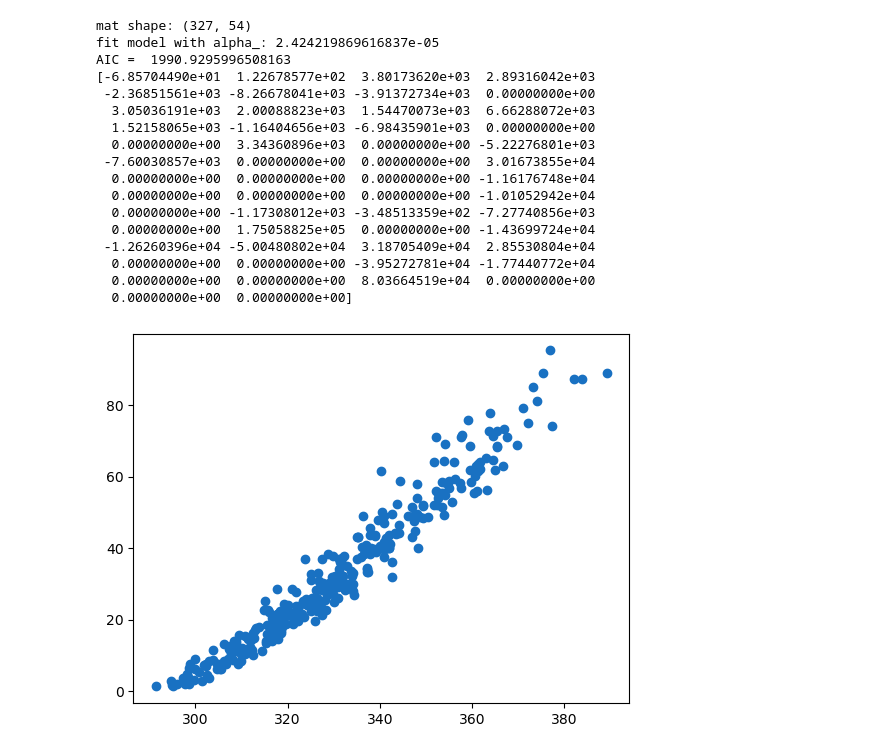
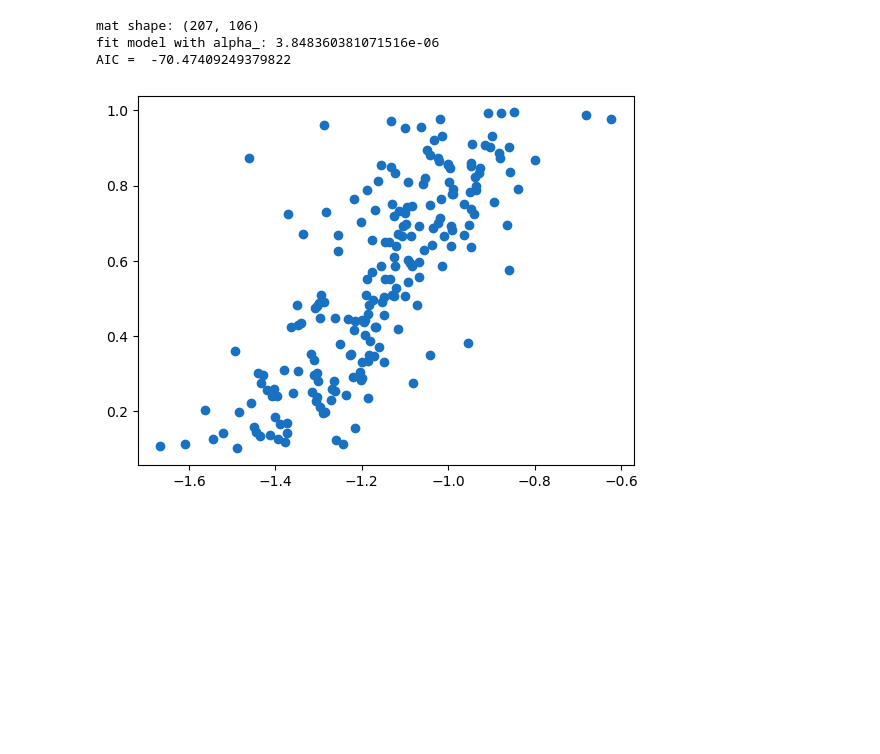
Before and after one commit to sebmorris/mcml-analysis, a Jupyter notebook: abc.ipynb, the cells around one changed output. Drawn from its saved outputs; the diff is of its cells as text; code cells hidden in the pictures; blank space fills up the shorter version.

```diff
--- a/abc.ipynb
+++ b/abc.ipynb
@@ -48,13 +48,16 @@ def transform_data(y):
     y_prime = y_prime - np.mean(y_prime)
     return y_prime
 
-plt.figure()
+dist_i = 20
+fig, axs = plt.subplots(nrows=1, ncols=2)
 for key, e in islice(reflectances.items(), 5):
-    y = transform_data(e[:, 50])
+    y = transform_data(e[:, dist_i])
     spline = make_lsq_spline(wls, y, t=knots)
 
-    plt.plot(wls, y, color='black')
-    plt.plot(wls, spline(wls), color='blue')
+    axs[0].plot(wls, y, color='black')
+    axs[0].plot(wls, spline(wls), color='blue')
+
+    axs[1].plot(wls, y - spline(wls))
 
 plt.show()
 # %% [output]
@@ -96,9 +83,11 @@ def generate_summary_statistics(distances, suffixes):
         for suffix, y in zip(suffixes, splines):
             summary_statistics[key]['spline_gradient_' + suffix] = np.diag(approx_fprime(gradient_knots, y))
 
-        # log(mean) of y
+        # differences in log(mean) of y
+        log_means = [np.log(np.mean(y)) for y in ys]
+        summary_statistics[key]['log_mean'] = np.diff(log_means)
+
         for suffix, y in zip(suffixes, ys):
-            summary_statistics[key]['log_mean_' + suffix] = np.log(np.mean(y))
             summary_statistics[key]['mean_' + suffix] = np.mean(y)
             summary_statistics[key]['variance_' + suffix] = np.var(np.log(y))
             summary_statistics[key]['minimax_' + suffix] = np.array([np.max(y), np.min(y)])
@@ -106,19 +95,19 @@ def generate_summary_statistics(distances, suffixes):
 
     return summary_statistics
 
-def run_whole_thing(distances, df, target_col):
+def run_whole_thing(distances, df, target_col, extra_powers=[2]):
     suffixes = [str(e) for e in range(len(distances))]
     summary_statistics = generate_summary_statistics(distances, suffixes)
 
     def build_summary_stat_x(uuid):
         summary = summary_statistics[uuid]
-        summary_stats = [np.atleast_1d(summary[key + '_' + suffix]) for key in ['log_mean', 'variance', 'spline'] for suffix in suffixes] + [summary[key] for key in []]
-        extra_powers = [2, 3]
+        summary_stats = [np.atleast_1d(summary[key + '_' + suffix]) for key in ['variance', 'spline'] for suffix in suffixes] + [summary[key] for key in ['log_mean']]
         base_stats = np.concatenate(summary_stats)
         return np.concatenate([base_stats] + [np.power(base_stats, e) for e in extra_powers])
 
-    df['oxy_blood_two'] = df['blood_two']*df['blood_sat_two']
-    df['deoxy_blood_two'] = df['blood_two']*(1 - df['blood_sat_two'])
+    for key in ['one', 'two']:
+        df[f'oxy_blood_{key}'] = df[f'blood_{key}']*df[f'blood_sat_{key}']
+        df[f'deoxy_blood_{key}'] = df[f'blood_{key}']*(1 - df[f'blood_sat_{key}'])
     df = df[[target_col, 'uuid']]
 
     df = df[df.loc[:, 'uuid'].apply(lambda uuid: uuid in reflectances)]
@@ -137,7 +126,6 @@ def run_whole_thing(distances, df, target_col):
 
     print("fit model with alpha_:", model.alpha_)
     print("AIC = ", np.min(model.criterion_))
-    print(model.coef_)
 
     # matrix eqn y = mat @ beta
 
@@ -150,34 +138,23 @@ def run_whole_thing(distances, df, target_col):
 
     df.loc[:, 'summary_stat'] = df.loc[:, 'x'].apply(lambda x: np.sum(x * beta))
 
-    return y, summary_stat, df
+    return y, summary_stat, df, model
+
+def fit_gp(x, y):
+    pass
 # %%
-from constants.colors import colours
+from constants.colors import colors
 
 df = pd.read_csv('./sims/df.csv', index_col=0)
 
-target = 'deoxy_blood_two'
-y, summary_stat, df_ = run_whole_thing([10], df, target)
+target = 'height_csf'
+y, summary_stat, df_, _ = run_whole_thing([40, 45, 50], df, target)
 
 plt.figure()
-plt.scatter(df_['summary_stat'], df_[target], color=colours['blue'][8])
+plt.scatter(df_['summary_stat'], df_[target], color=colors['blue'][8])
 plt.show()
 # %% [output]
-mat shape: (327, 54)
-fit model with alpha_: 2.424219869616837e-05
-AIC =  1990.9295996508163
-[-6.85704490e+01  1.22678577e+02  3.80173620e+03  2.89316042e+03
- -2.36851561e+03 -8.26678041e+03 -3.91372734e+03  0.00000000e+00
-  3.05036191e+03  2.00088823e+03  1.54470073e+03  6.66288072e+03
-  1.52158065e+03 -1.16404656e+03 -6.98435901e+03  0.00000000e+00
-  0.00000000e+00  3.34360896e+03  0.00000000e+00 -5.22276801e+03
- -7.60030857e+03  0.00000000e+00  0.00000000e+00  3.01673855e+04
-  0.00000000e+00  0.00000000e+00  0.00000000e+00 -1.16176748e+04
-  0.00000000e+00  0.00000000e+00  0.00000000e+00 -1.01052942e+04
-  0.00000000e+00 -1.17308012e+03 -3.48513359e+02 -7.27740856e+03
-  0.00000000e+00  1.75058825e+05  0.00000000e+00 -1.43699724e+04
- -1.26260396e+04 -5.00480802e+04  3.18705409e+04  2.85530804e+04
-  0.00000000e+00  0.00000000e+00 -3.95272781e+04 -1.77440772e+04
-  0.00000000e+00  0.00000000e+00  8.03664519e+04  0.00000000e+00
-  0.00000000e+00  0.00000000e+00]
+mat shape: (207, 106)
+fit model with alpha_: 3.848360381071516e-06
+AIC =  -70.47409249379822
-[figure, old version]
+[figure, new version]
```
Also changed, not shown: parts of 10 cells of this notebook, 5 other files.
